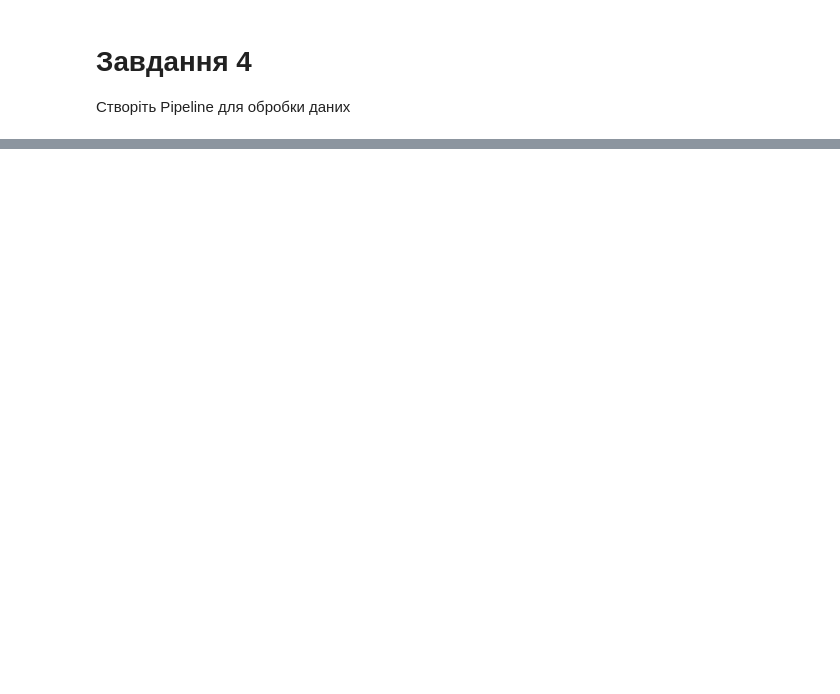
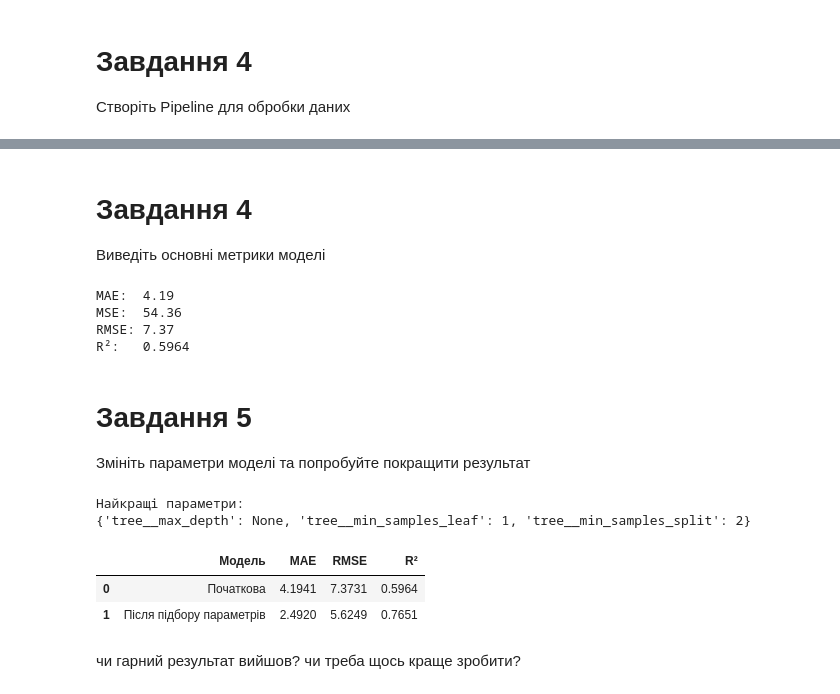
Before and after one commit to ChumakOleksandr/ITStep-AI, a Jupyter notebook: Практика_обробка_даних.ipynb, the cells around one changed output, grey strips where cells are left out. Drawn from its saved outputs; the diff is of its cells as text; code cells hidden in the pictures; blank space fills up the shorter version.

```diff
--- a/Практика_обробка_даних.ipynb
+++ b/Практика_обробка_даних.ipynb
@@ -357,0 +465,11 @@ plt.show()
+# %%
+# Окончательная модель: обработка данных + дерево решений
+full_model = Pipeline([
+    ('prep', preprocessor),
+    ('tree', DecisionTreeRegressor(max_depth=4, random_state=42))
+])
+# %%
+# Обучаем модель
+full_model.fit(X_train, y_train)
+
+full_model
@@ -357,0 +494,3 @@ plt.show()
+# %% [markdown]
+# Завдання 4
+Виведіть основні метрики моделі
@@ -357,0 +502,24 @@ plt.show()
+# %%
+# Основні метрики регресії
+mae = metrics.mean_absolute_error(y_test, y_pred)
+mse = metrics.mean_squared_error(y_test, y_pred)
+rmse = np.sqrt(mse)
+r2 = metrics.r2_score(y_test, y_pred)
+
+# MAE — середня абсолютна помилка прогнозу.
+# MSE — середня квадратична помилка.
+# RMSE — помилка в одиницях ціни, як і MAE: у лакхах.
+# R² — коефіцієнт детермінації: чим ближче до 1, тим краще.
+
+print(f'MAE:  {mae:.2f}')
+print(f'MSE:  {mse:.2f}')
+print(f'RMSE: {rmse:.2f}')
+print(f'R²:   {r2:.4f}')
+# %% [output]
+MAE:  4.19
+MSE:  54.36
+RMSE: 7.37
+R²:   0.5964
+# %% [markdown]
+# Завдання 5
+Змініть параметри моделі та попробуйте покращити результат
@@ -357,0 +544,40 @@ plt.show()
+# %%
+# Підбираємо параметри лише на навчальних даних
+search.fit(X_train, y_train)
+
+# Найкраща модель уже навчена
+best_model = search.best_estimator_
+
+print('Найкращі параметри:')
+print(search.best_params_)
+# %% [output]
+Найкращі параметри:
+{'tree__max_depth': None, 'tree__min_samples_leaf': 1, 'tree__min_samples_split': 2}
+# %%
+# Порівнюємо прогнози на тестовій вибірці
+y_pred_before = full_model.predict(X_test)
+y_pred_after = best_model.predict(X_test)
+
+results = pd.DataFrame({
+    'Модель': ['Початкова', 'Після підбору параметрів'],
+    'MAE': [
+        metrics.mean_absolute_error(y_test, y_pred_before),
+        metrics.mean_absolute_error(y_test, y_pred_after)
+    ],
+    'RMSE': [
+        np.sqrt(metrics.mean_squared_error(y_test, y_pred_before)),
+        np.sqrt(metrics.mean_squared_error(y_test, y_pred_after))
+    ],
+    'R²': [
+        metrics.r2_score(y_test, y_pred_before),
+        metrics.r2_score(y_test, y_pred_after)
+    ]
+})
+
+display(results.round(4))
+# %% [output]
+|  | Модель | MAE | RMSE | R² |
+| 0 | Початкова | 4.1941 | 7.3731 | 0.5964 |
+| 1 | Після підбору параметрів | 2.4920 | 5.6249 | 0.7651 |
+# %% [markdown]
+ чи гарний результат вийшов? чи треба щось краще зробити?
```
Also changed, not shown: parts of 18 cells of this notebook.
